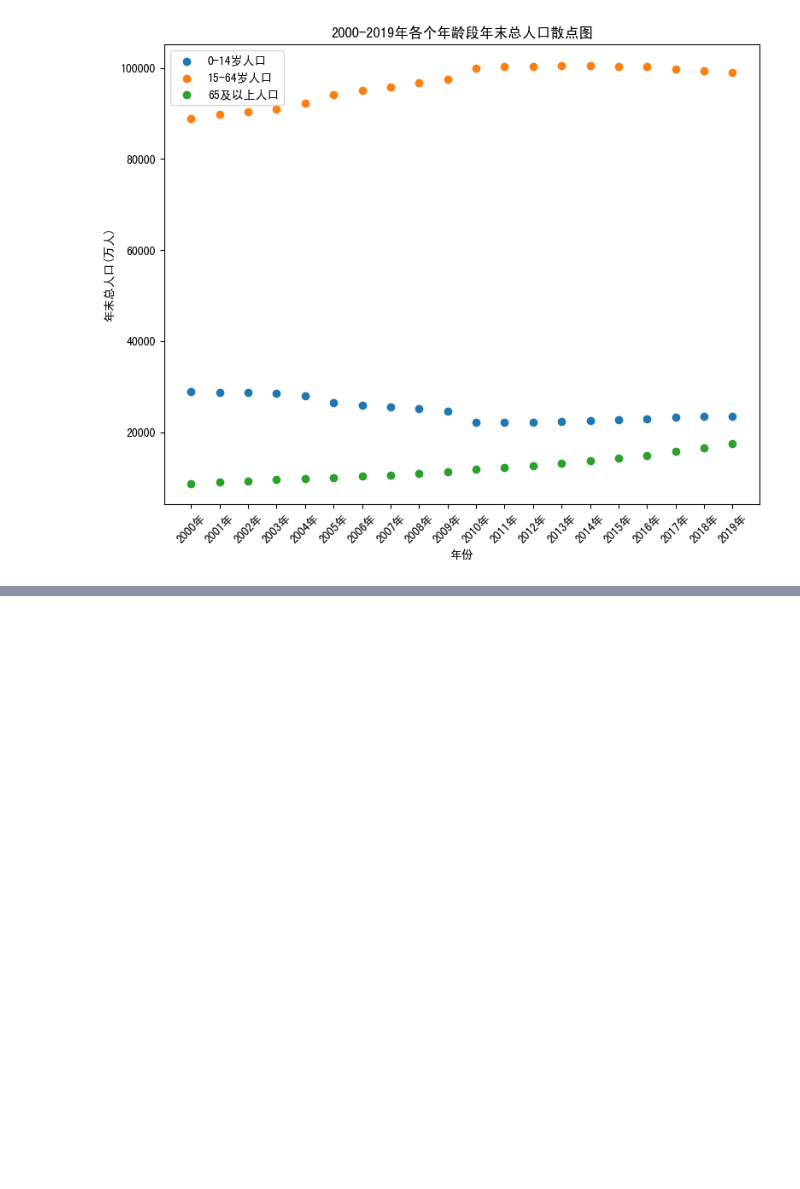
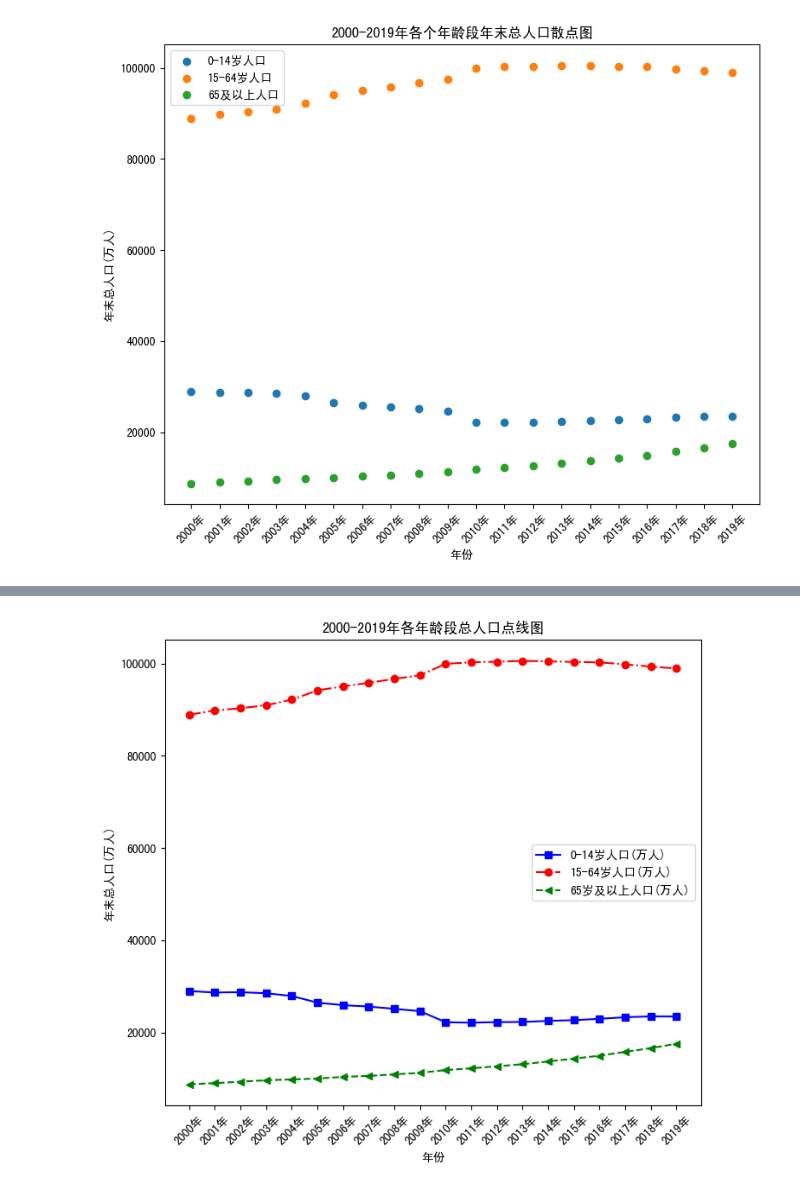
Before and after one commit to YcSaber/SchoolPyLesson1, a Jupyter notebook: data visualization/3/code/3-2.ipynb, the cells around one changed output, grey strips where cells are left out. Cells and saved outputs as stored; diff of their text form; code cells hidden in the pictures; blank space fills up the shorter version.

```diff
--- a/data visualization/3/code/3-2.ipynb
+++ b/data visualization/3/code/3-2.ipynb
@@ -33,0 +77,14 @@ plt.show()
+# %%
+plt.figure(figsize=(8,7))
+plt.xlabel('年份') # 添加横轴标签
+plt.ylabel('年末总人口(万人)') # 添加纵轴标签
+plt.xticks(range(0,20),values[range(0,20),0],rotation=45)
+plt.title('2000-2019年各年龄段总人口点线图') # 添加标题
+plt.plot(values[:,0],values[:,2],'bs-',
+        values[:,0],values[:,3],'ro-.',
+        values[:,0],values[:,4],'g<--')
+plt.legend(['0-14岁人口(万人)','15-64岁人口(万人)','65岁及以上人口(万人)'])
+plt.savefig('../tmp/2000-2019年各年龄段人口点线图')
+plt.show()
+# %% [output]
+[figure, added]
```
Also changed, not shown: parts of 3 cells of this notebook, 11 other files.
